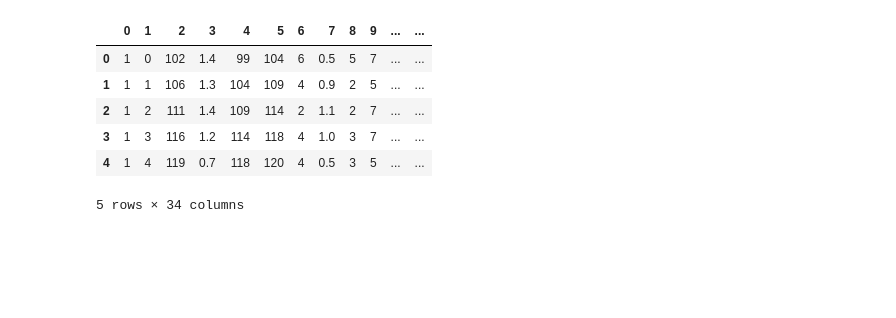
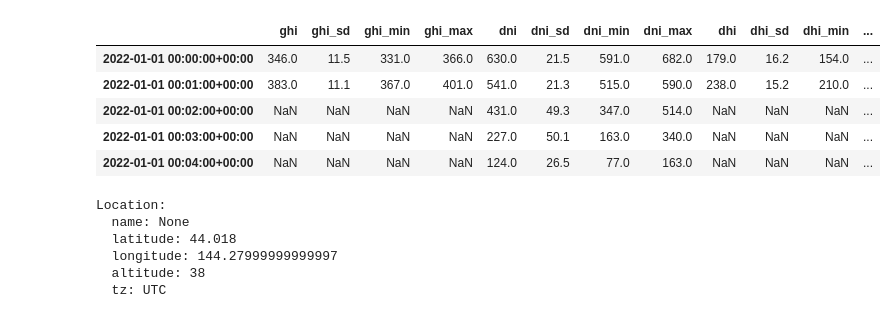
Before and after one commit to OneMogin/model_hofmann, a Jupyter notebook: test.ipynb, the cells around one changed output. Saved outputs shown, nothing was run; the diff lists cells and outputs as text; code cells hidden in the pictures; blank space fills up the shorter version.

```diff
--- a/test.ipynb
+++ b/test.ipynb
@@ -9,14 +12,25 @@ load_dotenv()
 
 RAW_DATAPATH = os.environ.get('RAW_DATAPATH')
 # %%
-location, df = load_one_month_data(RAW_DATAPATH)
+irradiance, metadata = load_one_month_data(RAW_DATAPATH)
 # %%
-df.head()
+irradiance.head()
 # %% [output]
-|  | 0 | 1 | 2 | 3 | 4 | 5 | 6 | 7 | 8 | 9 | ... | ... |
-| 0 | 1 | 0 | 102 | 1.4 | 99 | 104 | 6 | 0.5 | 5 | 7 | ... | ... |
-| 1 | 1 | 1 | 106 | 1.3 | 104 | 109 | 4 | 0.9 | 2 | 5 | ... | ... |
-| 2 | 1 | 2 | 111 | 1.4 | 109 | 114 | 2 | 1.1 | 2 | 7 | ... | ... |
-| 3 | 1 | 3 | 116 | 1.2 | 114 | 118 | 4 | 1.0 | 3 | 7 | ... | ... |
-| 4 | 1 | 4 | 119 | 0.7 | 118 | 120 | 4 | 0.5 | 3 | 5 | ... | ... |
+|  | ghi | ghi_sd | ghi_min | ghi_max | dni | dni_sd | dni_min | dni_max | dhi | dhi_sd | dhi_min | ... |
+| 2022-01-01 00:00:00+00:00 | 346.0 | 11.5 | 331.0 | 366.0 | 630.0 | 21.5 | 591.0 | 682.0 | 179.0 | 16.2 | 154.0 | ... |
+| 2022-01-01 00:01:00+00:00 | 383.0 | 11.1 | 367.0 | 401.0 | 541.0 | 21.3 | 515.0 | 590.0 | 238.0 | 15.2 | 210.0 | ... |
+| 2022-01-01 00:02:00+00:00 | NaN | NaN | NaN | NaN | 431.0 | 49.3 | 347.0 | 514.0 | NaN | NaN | NaN | ... |
+| 2022-01-01 00:03:00+00:00 | NaN | NaN | NaN | NaN | 227.0 | 50.1 | 163.0 | 340.0 | NaN | NaN | NaN | ... |
+| 2022-01-01 00:04:00+00:00 | NaN | NaN | NaN | NaN | 124.0 | 26.5 | 77.0 | 163.0 | NaN | NaN | NaN | ... |
-5 rows × 34 columns
+# %%
+location = pv.location.Location(
+    latitude=metadata['latitude'], longitude=metadata['longitude'], altitude=metadata['altitude']
+)
+print(location)
+# %% [output]
+Location:
+  name: None
+  latitude: 44.018
+  longitude: 144.27999999999997
+  altitude: 38
+  tz: UTC
```
Also changed, not shown: parts of 4 cells of this notebook, 3 other files.
